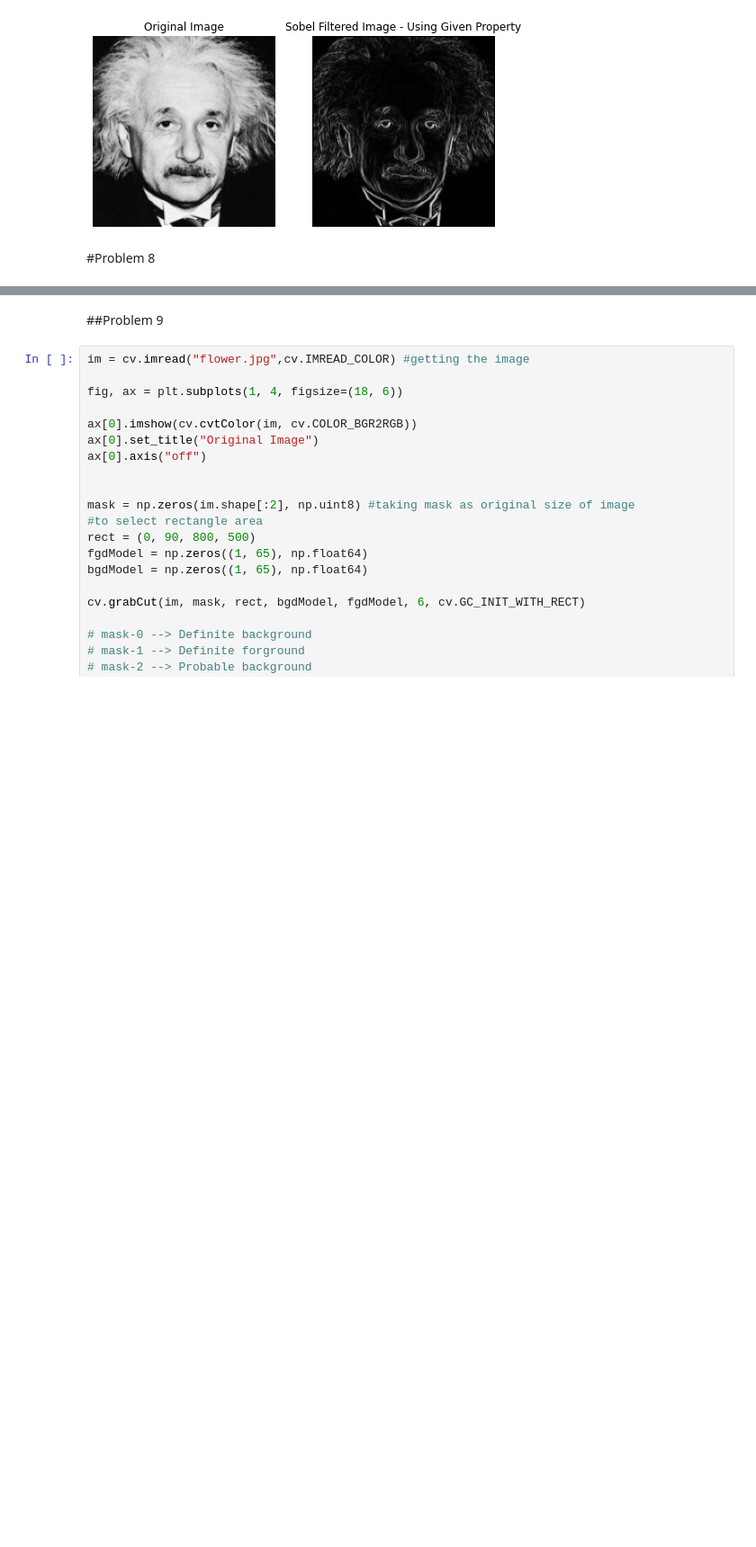
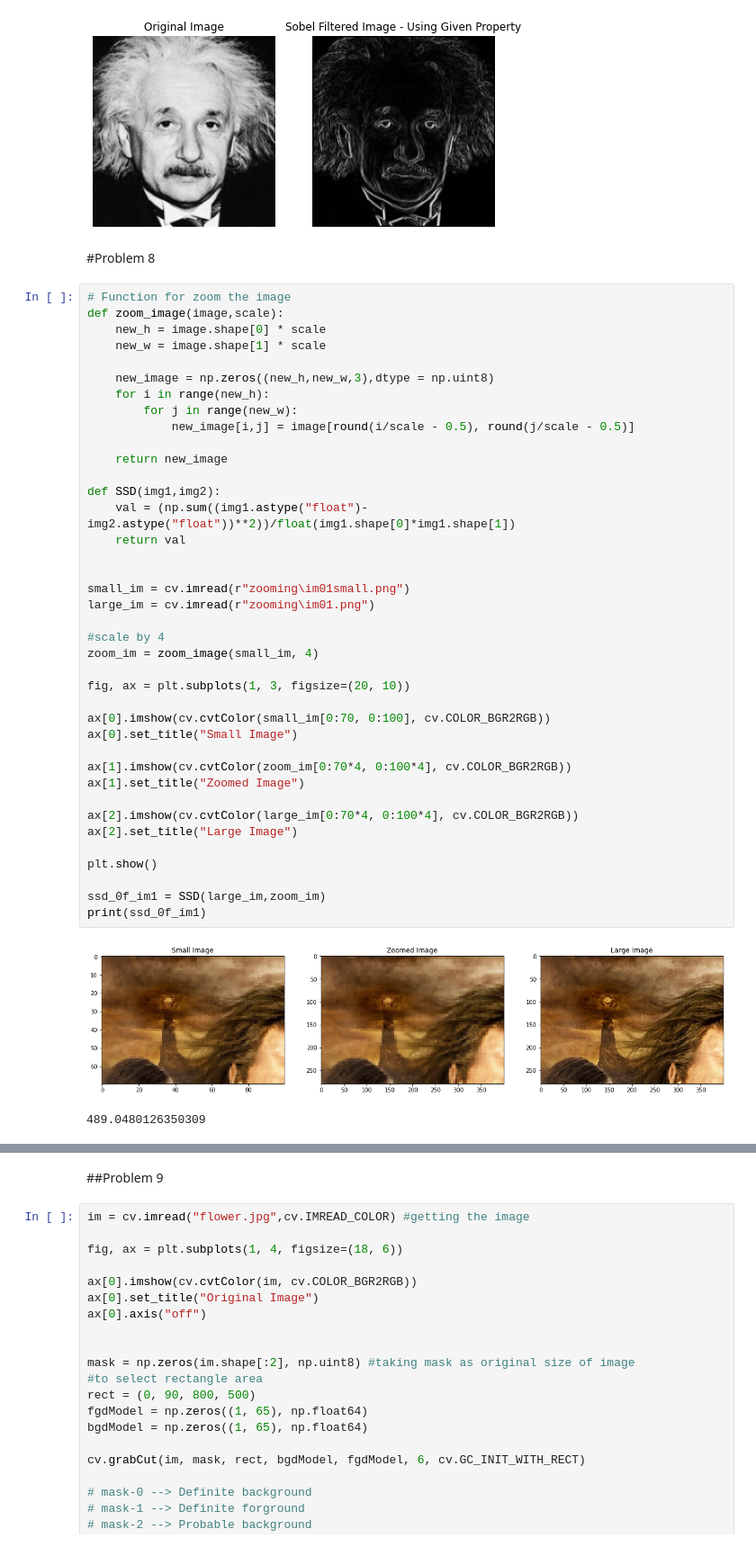
Before and after one commit to HashikaChathubhashaka/Image_Processing_Assignment, a Jupyter notebook: codes.ipynb, the cells around one changed output, grey strips where cells are left out. Shown at 90% size. Drawn from its saved outputs; the diff is of its cells as text; blank space fills up the shorter version.

```diff
--- a/codes.ipynb
+++ b/codes.ipynb
@@ -458,3 +458,45 @@ plt.show()
 [figure]
 # %% [markdown]
 #Problem 8
+# %%
+# Function for zoom the image
+def zoom_image(image,scale):
+    new_h = image.shape[0] * scale
+    new_w = image.shape[1] * scale
+
+    new_image = np.zeros((new_h,new_w,3),dtype = np.uint8)
+    for i in range(new_h):
+        for j in range(new_w):
+            new_image[i,j] = image[round(i/scale - 0.5), round(j/scale - 0.5)]
+
+    return new_image
+
+def SSD(img1,img2):
+    val = (np.sum((img1.astype("float")-img2.astype("float"))**2))/float(img1.shape[0]*img1.shape[1])
+    return val
+
+
+small_im = cv.imread(r"zooming\im01small.png")
+large_im = cv.imread(r"zooming\im01.png")
+
+#scale by 4
+zoom_im = zoom_image(small_im, 4)
+
+fig, ax = plt.subplots(1, 3, figsize=(20, 10))
+
+ax[0].imshow(cv.cvtColor(small_im[0:70, 0:100], cv.COLOR_BGR2RGB))
+ax[0].set_title("Small Image")
+
+ax[1].imshow(cv.cvtColor(zoom_im[0:70*4, 0:100*4], cv.COLOR_BGR2RGB))
+ax[1].set_title("Zoomed Image")
+
+ax[2].imshow(cv.cvtColor(large_im[0:70*4, 0:100*4], cv.COLOR_BGR2RGB))
+ax[2].set_title("Large Image")
+
+plt.show()
+
+ssd_0f_im1 = SSD(large_im,zoom_im)
+print(ssd_0f_im1)
+# %% [output]
+[figure, added]
+489.0480126350309
```
Also changed, not shown: parts of 4 cells of this notebook.
